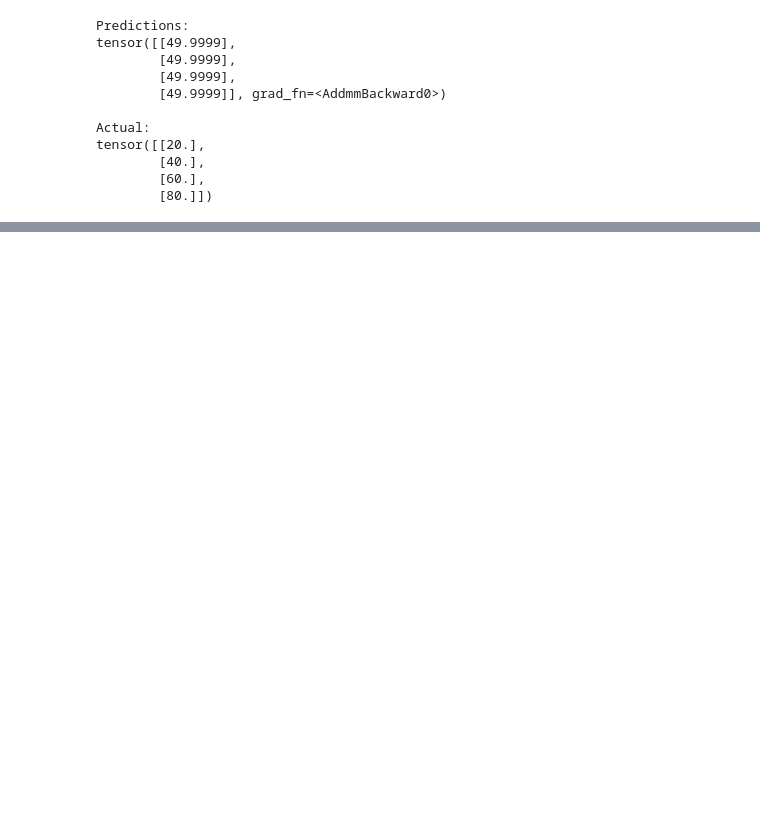
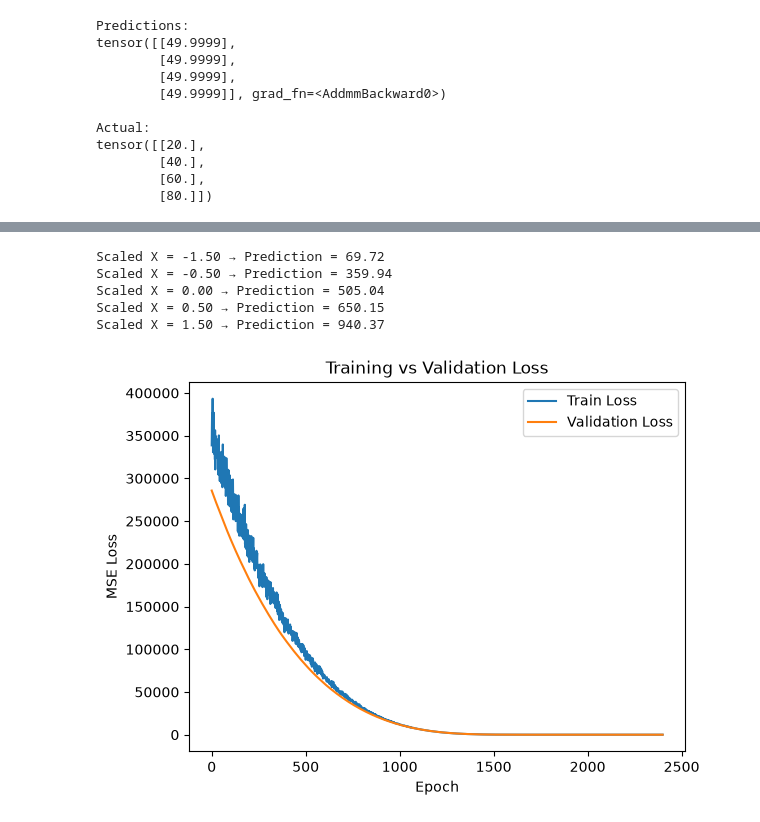
Before and after one commit to Anjula2001/study-research-agent, a Jupyter notebook: 07-Deep-Learning/deep_learning_basics.ipynb, the cells around one changed output, grey strips where cells are left out. Drawn from its saved outputs; the diff is of its cells as text; code cells hidden in the pictures; blank space fills up the shorter version.

```diff
--- a/07-Deep-Learning/deep_learning_basics.ipynb
+++ b/07-Deep-Learning/deep_learning_basics.ipynb
@@ -611,0 +964,14 @@ Epoch 90: Avg Loss = 0.3144
+# %%
+X_scaled = (X - X.mean()) / X.std()
+
+print("Original X:")
+print(X[:5].flatten())
+
+print("\nScaled X:")
+print(X_scaled[:5].flatten())
+
+print("\nOriginal mean:", X.mean().item())
+print("Scaled mean:", X_scaled.mean().item())
+
+print("Original std:", X.std().item())
+print("Scaled std:", X_scaled.std().item())
@@ -611,0 +989,18 @@ Epoch 90: Avg Loss = 0.3144
+# %%
+scaled_dataset = TensorDataset(X_scaled, y)
+
+train_scaled, val_scaled, test_scaled = random_split(
+    scaled_dataset,
+    [70, 15, 15],
+    generator=torch.Generator().manual_seed(42)
+)
+
+train_scaled_loader = DataLoader(
+    train_scaled,
+    batch_size=16,
+    shuffle=True
+)
+
+print("Training samples:", len(train_scaled))
+print("Validation samples:", len(val_scaled))
+print("Test samples:", len(test_scaled))
@@ -611,0 +1287,39 @@ Epoch 90: Avg Loss = 0.3144
+# %%
+model.eval()
+
+with torch.no_grad():
+    sample_x = torch.tensor([
+        [-1.5],
+        [-0.5],
+        [0.0],
+        [0.5],
+        [1.5]
+    ])
+
+    predictions = model(sample_x)
+
+for x, prediction in zip(sample_x, predictions):
+    print(
+        f"Scaled X = {x.item():.2f} "
+        f"→ Prediction = {prediction.item():.2f}"
+    )
+# %% [output]
+Scaled X = -1.50 → Prediction = 69.72
+Scaled X = -0.50 → Prediction = 359.94
+Scaled X = 0.00 → Prediction = 505.04
+Scaled X = 0.50 → Prediction = 650.15
+Scaled X = 1.50 → Prediction = 940.37
+# %%
+import matplotlib.pyplot as plt
+
+plt.plot(train_history, label="Train Loss")
+plt.plot(val_history, label="Validation Loss")
+
+plt.xlabel("Epoch")
+plt.ylabel("MSE Loss")
+plt.title("Training vs Validation Loss")
+
+plt.legend()
+plt.show()
+# %% [output]
+[figure, added]
```
Also changed, not shown: parts of 46 cells of this notebook.
